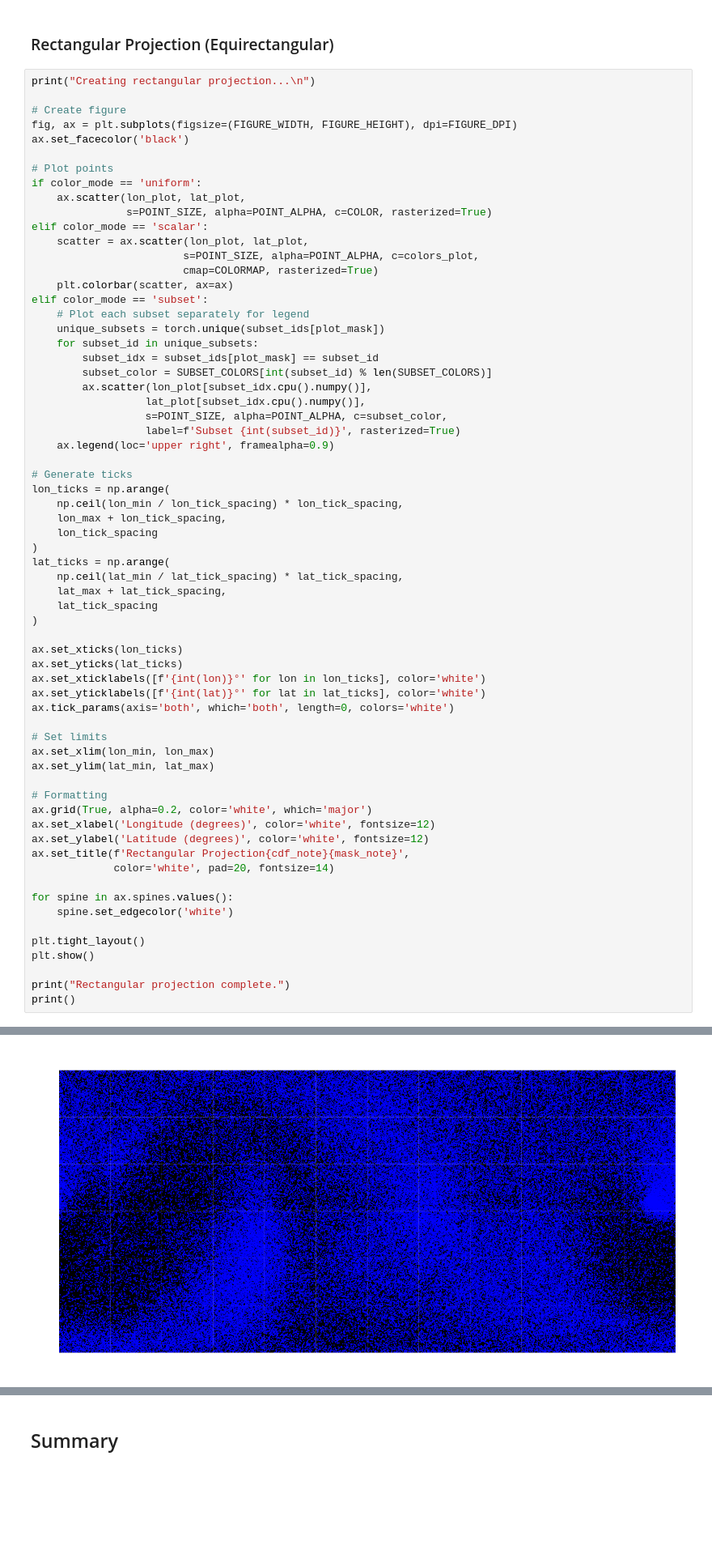
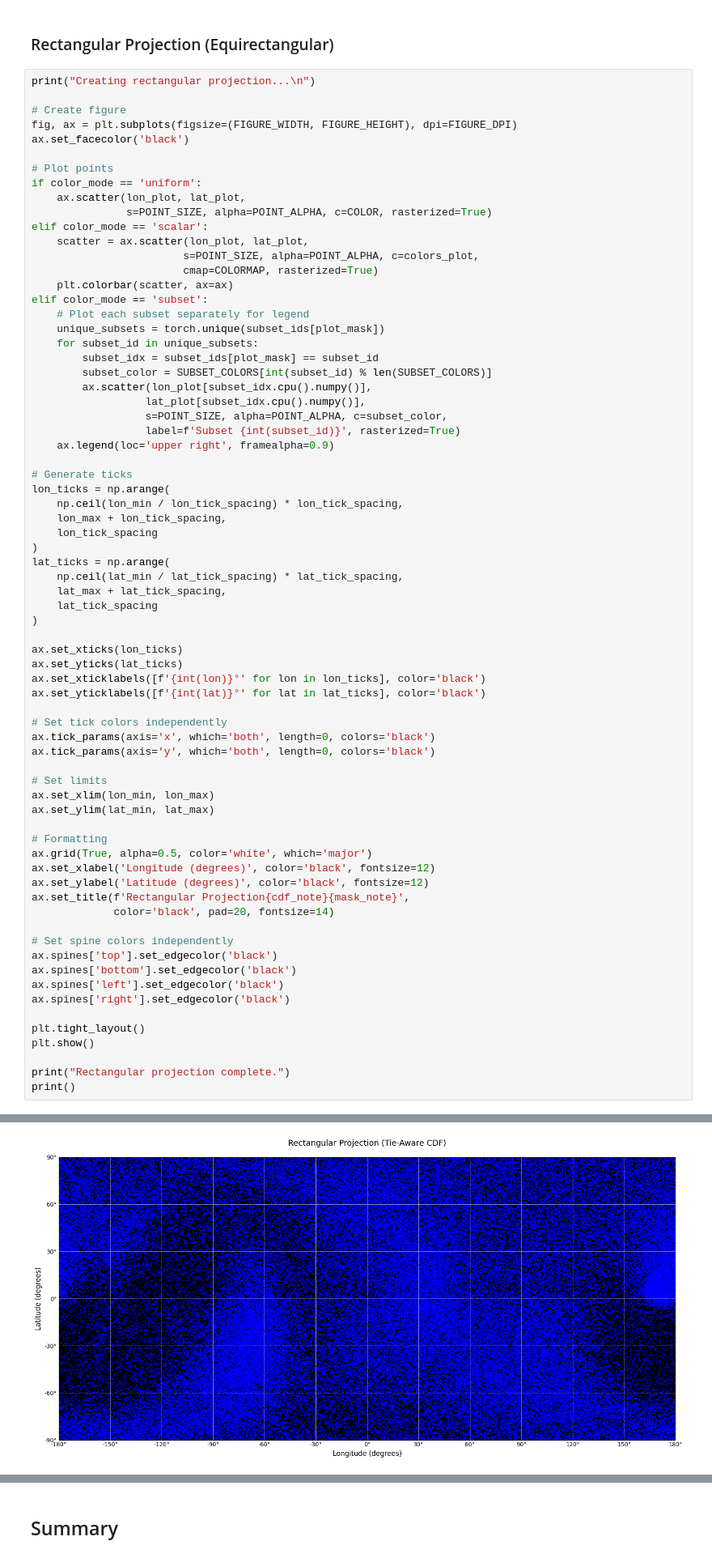
Before and after one commit to Embedding-Space/Azimuth_II, a Jupyter notebook: notebooks/07.2a_general_sky_map.ipynb, the cells around one changed output, grey strips where cells are left out. Shown at 81% size. Drawn from its saved outputs; the diff is of its cells as text; blank space fills up the shorter version.

Commit message:
fix rectangular plot

```diff
--- a/notebooks/07.2a_general_sky_map.ipynb
+++ b/notebooks/07.2a_general_sky_map.ipynb
@@ -571,43 +571,49 @@ elif color_mode == 'subset':
 # Generate ticks
 lon_ticks = np.arange(
     np.ceil(lon_min / lon_tick_spacing) * lon_tick_spacing,
     lon_max + lon_tick_spacing,
     lon_tick_spacing
 )
 lat_ticks = np.arange(
     np.ceil(lat_min / lat_tick_spacing) * lat_tick_spacing,
     lat_max + lat_tick_spacing,
     lat_tick_spacing
 )
 
 ax.set_xticks(lon_ticks)
 ax.set_yticks(lat_ticks)
-ax.set_xticklabels([f'{int(lon)}°' for lon in lon_ticks], color='white')
-ax.set_yticklabels([f'{int(lat)}°' for lat in lat_ticks], color='white')
-ax.tick_params(axis='both', which='both', length=0, colors='white')
+ax.set_xticklabels([f'{int(lon)}°' for lon in lon_ticks], color='black')
+ax.set_yticklabels([f'{int(lat)}°' for lat in lat_ticks], color='black')
+
+# Set tick colors independently
+ax.tick_params(axis='x', which='both', length=0, colors='black')
+ax.tick_params(axis='y', which='both', length=0, colors='black')
 
 # Set limits
 ax.set_xlim(lon_min, lon_max)
 ax.set_ylim(lat_min, lat_max)
 
 # Formatting
-ax.grid(True, alpha=0.2, color='white', which='major')
-ax.set_xlabel('Longitude (degrees)', color='white', fontsize=12)
-ax.set_ylabel('Latitude (degrees)', color='white', fontsize=12)
+ax.grid(True, alpha=0.5, color='white', which='major')
+ax.set_xlabel('Longitude (degrees)', color='black', fontsize=12)
+ax.set_ylabel('Latitude (degrees)', color='black', fontsize=12)
 ax.set_title(f'Rectangular Projection{cdf_note}{mask_note}',
-             color='white', pad=20, fontsize=14)
+             color='black', pad=20, fontsize=14)
 
-for spine in ax.spines.values():
-    spine.set_edgecolor('white')
+# Set spine colors independently
+ax.spines['top'].set_edgecolor('black')
+ax.spines['bottom'].set_edgecolor('black')
+ax.spines['left'].set_edgecolor('black')
+ax.spines['right'].set_edgecolor('black')
 
 plt.tight_layout()
 plt.show()
 
 print("Rectangular projection complete.")
 print()
 # %% [output]
 Creating rectangular projection...
-[figure, old version]
+[figure, new version]
 Rectangular projection complete.
 # %% [markdown]
 ## Summary
```
